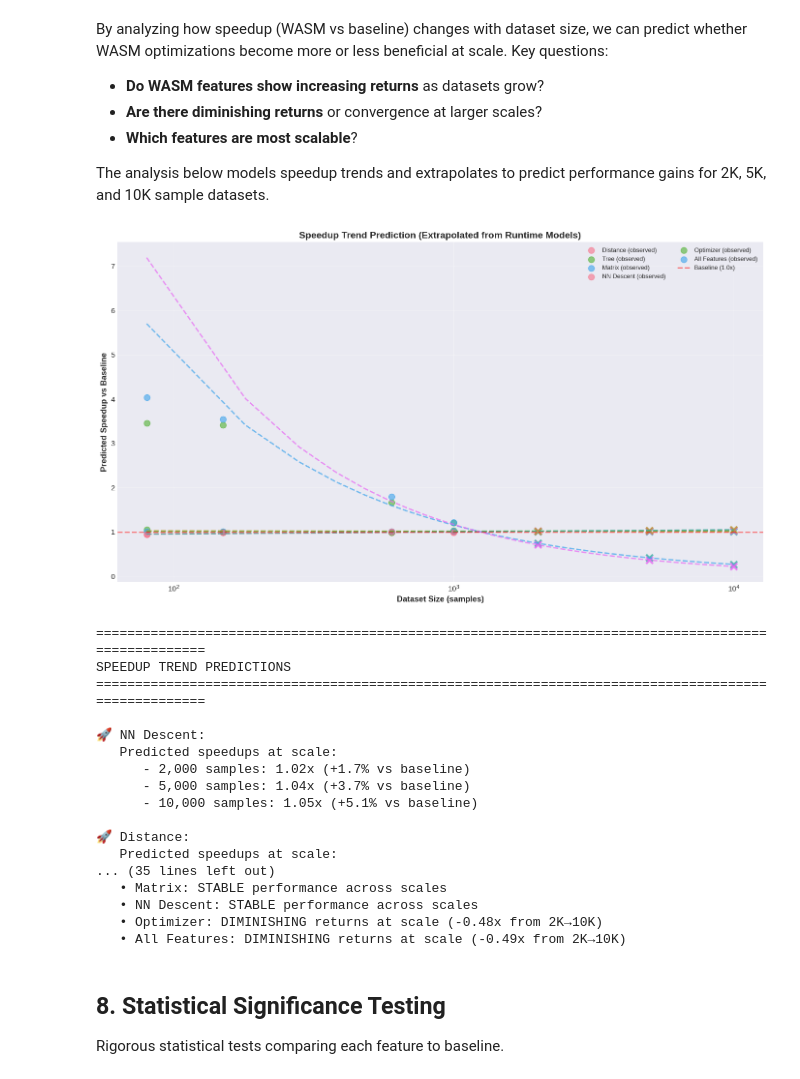
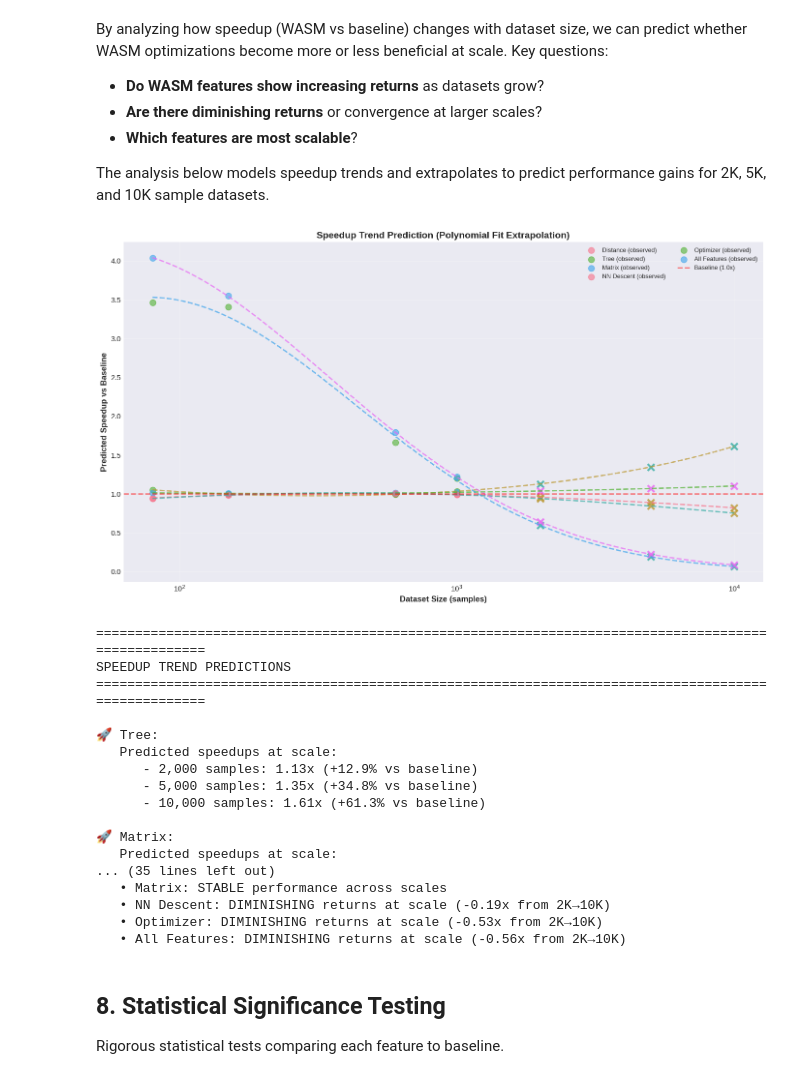
Before and after one commit to elarsaks/umap-bench, a Jupyter notebook: bench/analysis/analysis.ipynb, the cells around one changed output. Drawn from its saved outputs; the diff is of its cells as text; code cells hidden in the pictures.

Commit message:
Use polynomial.

```diff
--- a/bench/analysis/analysis.ipynb
+++ b/bench/analysis/analysis.ipynb
@@ -1576,14 +1617,13 @@ By analyzing how speedup (WASM vs baseline) changes with dataset size, we can pr
 The analysis below models speedup trends and extrapolates to predict performance gains for 2K, 5K, and 10K sample datasets.
 # %%
 # Predict speedup trends for larger datasets
-# Model functions for speedup trends
-def linear_model(x, a, b):
-    """Linear trend: speedup = a + b*log(x)"""
-    return a + b * np.log(x)
-
-def saturating_model(x, a, b, c):
-    """Saturating model: speedup approaches asymptote"""
-    return a - b * np.exp(-c * x)
+# Helper function to predict runtime from polynomial coefficients
+def predict_runtime_from_poly(size, poly_coeffs):
+    """Predict runtime using polynomial model in log-space"""
+    log_size = np.log10(size)
+    poly_func = np.poly1d(poly_coeffs)
+    log_runtime = poly_func(log_size)
+    return 10 ** log_runtime
 
 # Use runtime predictions from previous cell to compute predicted speedups
 speedup_predictions = {}
@@ -1595,8 +1635,6 @@ fig, ax = plt.subplots(figsize=(14, 8))
 baseline_feature = 'Baseline (JS)'
 if baseline_feature in runtime_predictions:
     baseline_pred = runtime_predictions[baseline_feature]
-    baseline_predicted = {size: power_law(size, baseline_pred['coefficient'], baseline_pred['exponent'])
-                          for size in predicted_sizes}
 
     for feature in speedup_by_size['feature'].unique():
         feat_data = speedup_by_size[speedup_by_size['feature'] == feature].sort_values('dataset_size')
@@ -1606,19 +1644,14 @@ if baseline_feature in runtime_predictions:
         sizes = feat_data['dataset_size'].values
         speedups = feat_data['speedup'].values
 
-        # Try to fit a linear-log model
+        # Predict speedup using ratio of predicted runtimes
         try:
-            # Fit model
-            params, _ = curve_fit(linear_model, sizes, speedups, maxfev=10000)
-            a, b = params
-
-            # Predict speedup using ratio of predicted runtimes
             if feature in runtime_predictions:
                 feature_pred = runtime_predictions[feature]
                 predicted_speedups = []
                 for size in predicted_sizes:
-                    baseline_time = power_law(size, baseline_pred['coefficient'], baseline_pred['exponent'])
-                    feature_time = power_law(size, feature_pred['coefficient'], feature_pred['exponent'])
+                    baseline_time = predict_runtime_from_poly(size, baseline_pred['poly_coeffs'])
+                    feature_time = predict_runtime_from_poly(size, feature_pred['poly_coeffs'])
                     predicted_speedup = baseline_time / feature_time
                     predicted_speedups.append(predicted_speedup)
 
@@ -1627,16 +1660,14 @@ if baseline_feature in runtime_predictions:
                 # Plot observed data
                 ax.scatter(sizes, speedups, s=80, alpha=0.6, label=f'{feature} (observed)')
 
-                # Plot extrapolation
-                all_sizes = np.linspace(sizes.min(), 10000, 100)
-                if feature in runtime_predictions:
-                    # Use runtime model for better predictions
-                    fitted_speedups = []
-                    for s in all_sizes:
-                        b_time = power_law(s, baseline_pred['coefficient'], baseline_pred['exponent'])
-                        f_time = power_law(s, feature_pred['coefficient'], feature_pred['exponent'])
-                        fitted_speedups.append(b_time / f_time)
-                    ax.plot(all_sizes, fitted_speedups, '--', linewidth=2, alpha=0.7)
+                # Plot smooth extrapolation curve
+                all_sizes = np.logspace(np.log10(sizes.min()), np.log10(10000), 100)
+                fitted_speedups = []
+                for s in all_sizes:
+                    b_time = predict_runtime_from_poly(s, baseline_pred['poly_coeffs'])
+                    f_time = predict_runtime_from_poly(s, feature_pred['poly_coeffs'])
+                    fitted_speedups.append(b_time / f_time)
+                ax.plot(all_sizes, fitted_speedups, '--', linewidth=2, alpha=0.7)
 
                 # Mark predictions
                 ax.scatter(predicted_sizes, predicted_speedups, s=100, marker='x', linewidth=3, alpha=0.8)
@@ -1648,7 +1679,7 @@ if baseline_feature in runtime_predictions:
 ax.axhline(y=1.0, color='red', linestyle='--', linewidth=2, alpha=0.5, label='Baseline (1.0x)')
 ax.set_xlabel('Dataset Size (samples)', fontsize=12, fontweight='bold')
 ax.set_ylabel('Predicted Speedup vs Baseline', fontsize=12, fontweight='bold')
-ax.set_title('Speedup Trend Prediction (Extrapolated from Runtime Models)', fontsize=14, fontweight='bold')
+ax.set_title('Speedup Trend Prediction (Polynomial Fit Extrapolation)', fontsize=14, fontweight='bold')
 ax.set_xscale('log')
 ax.grid(alpha=0.3)
 ax.legend(fontsize=9, ncol=2)
@@ -1665,51 +1696,51 @@ print()
 
 for feature, predictions in sorted(speedup_predictions.items(),
                                    key=lambda x: x[1].get(10000, 0),
                                    reverse=True):
     print(f"🚀 {feature}:")
     print(f"   Predicted speedups at scale:")
     for size, speedup in predictions.items():
         improvement_pct = (speedup - 1) * 100
         print(f"      - {size:,} samples: {speedup:.2f}x ({improvement_pct:+.1f}% vs baseline)")
     print()
 
 print("="*100)
 print("KEY INSIGHTS:")
 print("="*100)
 # Analyze trends
 if speedup_predictions:
     print("\n📈 Scalability Analysis:")
     for feature, preds in speedup_predictions.items():
         sizes_ordered = sorted(preds.keys())
         speedups_ordered = [preds[s] for s in sizes_ordered]
         if len(speedups_ordered) >= 2:
             trend = speedups_ordered[-1] - speedups_ordered[0]
             if trend > 0.1:
                 print(f"   • {feature}: INCREASING returns at scale (+{trend:.2f}x from 2K→10K)")
             elif trend < -0.1:
                 print(f"   • {feature}: DIMINISHING returns at scale ({trend:.2f}x from 2K→10K)")
             else:
                 print(f"   • {feature}: STABLE performance across scales")
     print()
 # %% [output]
-[figure, old version]
+[figure, new version]
 ====================================================================================================
 SPEEDUP TREND PREDICTIONS
 ====================================================================================================
 
-🚀 NN Descent:
+🚀 Tree:
    Predicted speedups at scale:
-      - 2,000 samples: 1.02x (+1.7% vs baseline)
-      - 5,000 samples: 1.04x (+3.7% vs baseline)
-      - 10,000 samples: 1.05x (+5.1% vs baseline)
+      - 2,000 samples: 1.13x (+12.9% vs baseline)
+      - 5,000 samples: 1.35x (+34.8% vs baseline)
+      - 10,000 samples: 1.61x (+61.3% vs baseline)
 
-🚀 Distance:
+🚀 Matrix:
    Predicted speedups at scale:
 ... (35 lines left out)
    • Matrix: STABLE performance across scales
-   • NN Descent: STABLE performance across scales
-   • Optimizer: DIMINISHING returns at scale (-0.48x from 2K→10K)
-   • All Features: DIMINISHING returns at scale (-0.49x from 2K→10K)
+   • NN Descent: DIMINISHING returns at scale (-0.19x from 2K→10K)
+   • Optimizer: DIMINISHING returns at scale (-0.53x from 2K→10K)
+   • All Features: DIMINISHING returns at scale (-0.56x from 2K→10K)
 # %% [markdown]
 ## 8. Statistical Significance Testing
 
```
Also changed, not shown: parts of 2 cells of this notebook, 4 other files.
